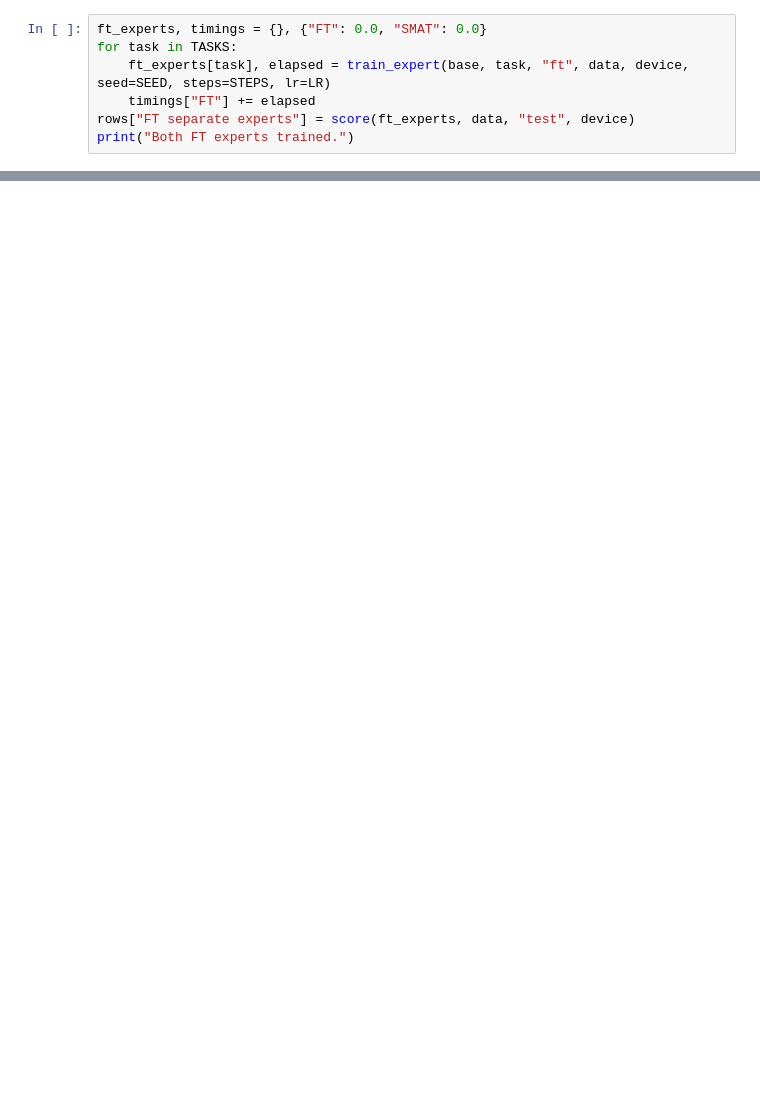
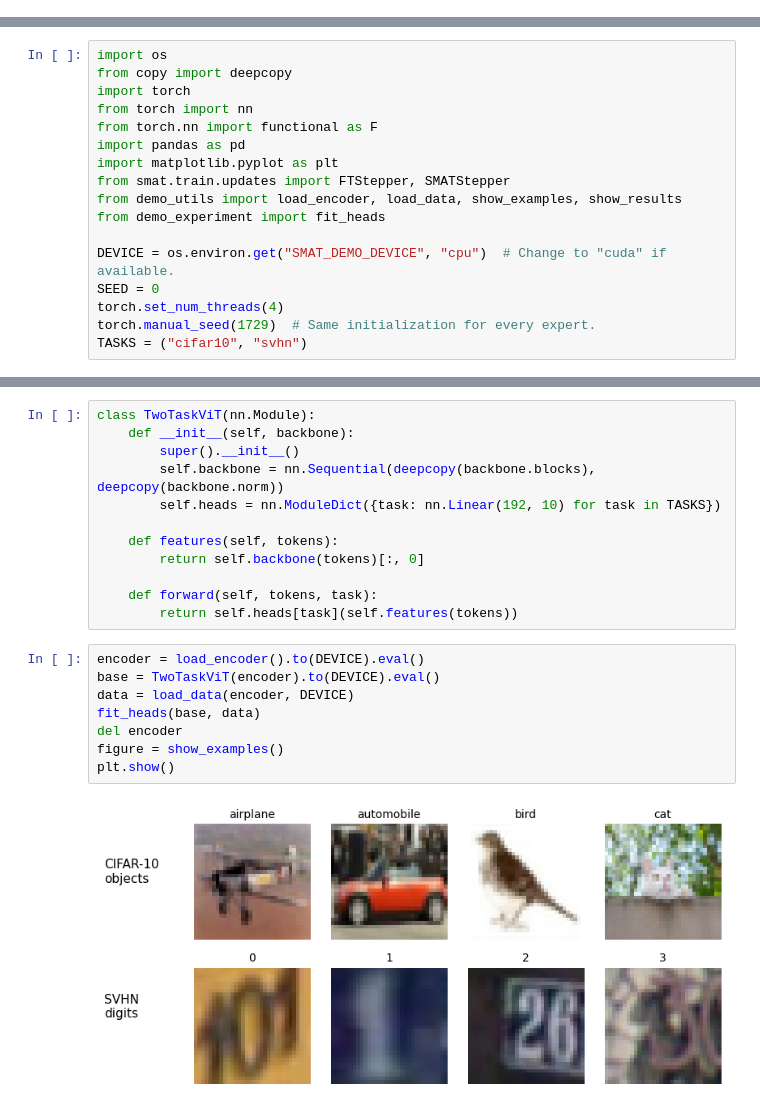
Before and after one commit to egangu/smat, a Jupyter notebook: examples/smat_image_demo.ipynb, the cells around one changed output, grey strips where cells are left out. Drawn from its saved outputs; the diff is of its cells as text; blank space fills up the shorter version.

```diff
--- a/examples/smat_image_demo.ipynb
+++ b/examples/smat_image_demo.ipynb
@@ -168,7 +0,0 @@ def train_expert(base, task, method, data, device, seed=0, steps=STEPS, lr=LR, s
-# %%
-ft_experts, timings = {}, {"FT": 0.0, "SMAT": 0.0}
-for task in TASKS:
-    ft_experts[task], elapsed = train_expert(base, task, "ft", data, device, seed=SEED, steps=STEPS, lr=LR)
-    timings["FT"] += elapsed
-rows["FT separate experts"] = score(ft_experts, data, "test", device)
-print("Both FT experts trained.")
@@ -343,0 +27,17 @@ eager implementation's actual runtime, prioritizing clarity and CPU access.
+# %%
+import os
+from copy import deepcopy
+import torch
+from torch import nn
+from torch.nn import functional as F
+import pandas as pd
+import matplotlib.pyplot as plt
+from smat.train.updates import FTStepper, SMATStepper
+from demo_utils import load_encoder, load_data, show_examples, show_results
+from demo_experiment import fit_heads
+
+DEVICE = os.environ.get("SMAT_DEMO_DEVICE", "cpu")  # Change to "cuda" if available.
+SEED = 0
+torch.set_num_threads(4)
+torch.manual_seed(1729)  # Same initialization for every expert.
+TASKS = ("cifar10", "svhn")
@@ -343,0 +49,22 @@ eager implementation's actual runtime, prioritizing clarity and CPU access.
+# %%
+class TwoTaskViT(nn.Module):
+    def __init__(self, backbone):
+        super().__init__()
+        self.backbone = nn.Sequential(deepcopy(backbone.blocks), deepcopy(backbone.norm))
+        self.heads = nn.ModuleDict({task: nn.Linear(192, 10) for task in TASKS})
+
+    def features(self, tokens):
+        return self.backbone(tokens)[:, 0]
+
+    def forward(self, tokens, task):
+        return self.heads[task](self.features(tokens))
+# %%
+encoder = load_encoder().to(DEVICE).eval()
+base = TwoTaskViT(encoder).to(DEVICE).eval()
+data = load_data(encoder, DEVICE)
+fit_heads(base, data)
+del encoder
+figure = show_examples()
+plt.show()
+# %% [output]
+[figure, added]
```
Also changed, not shown: parts of 32 cells of this notebook, 5 other files.
